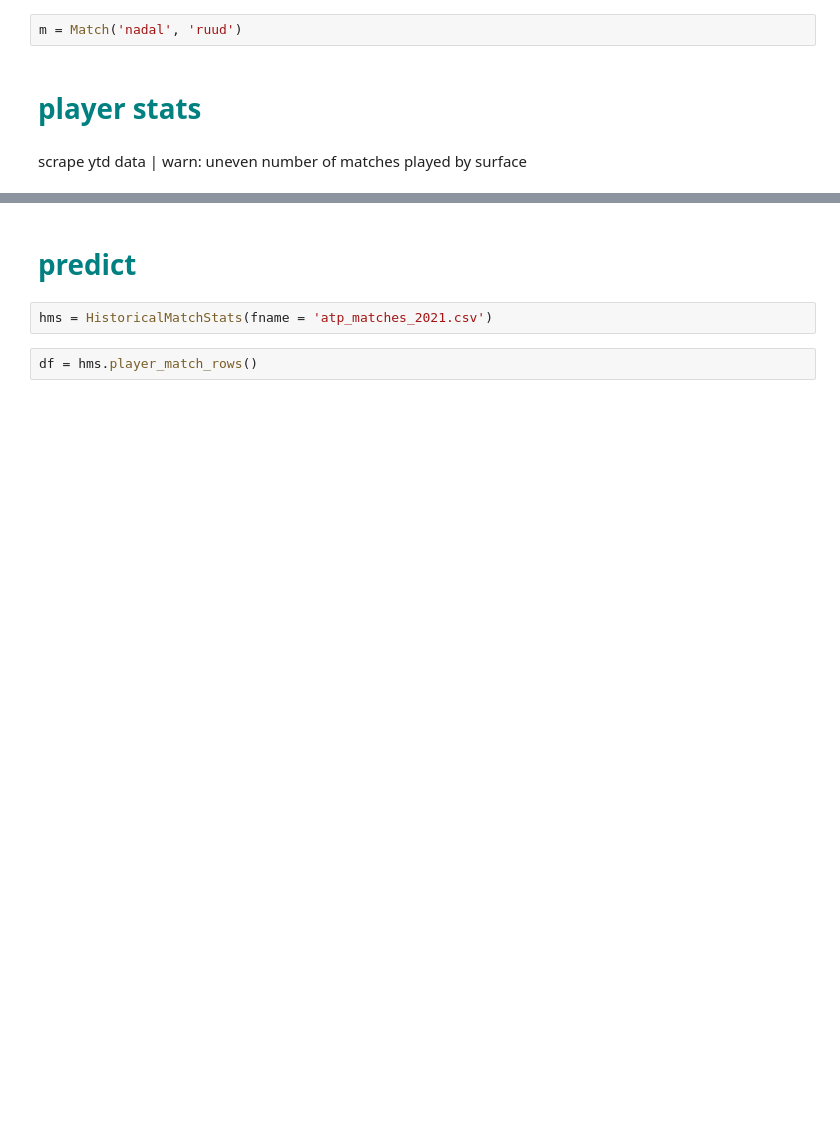
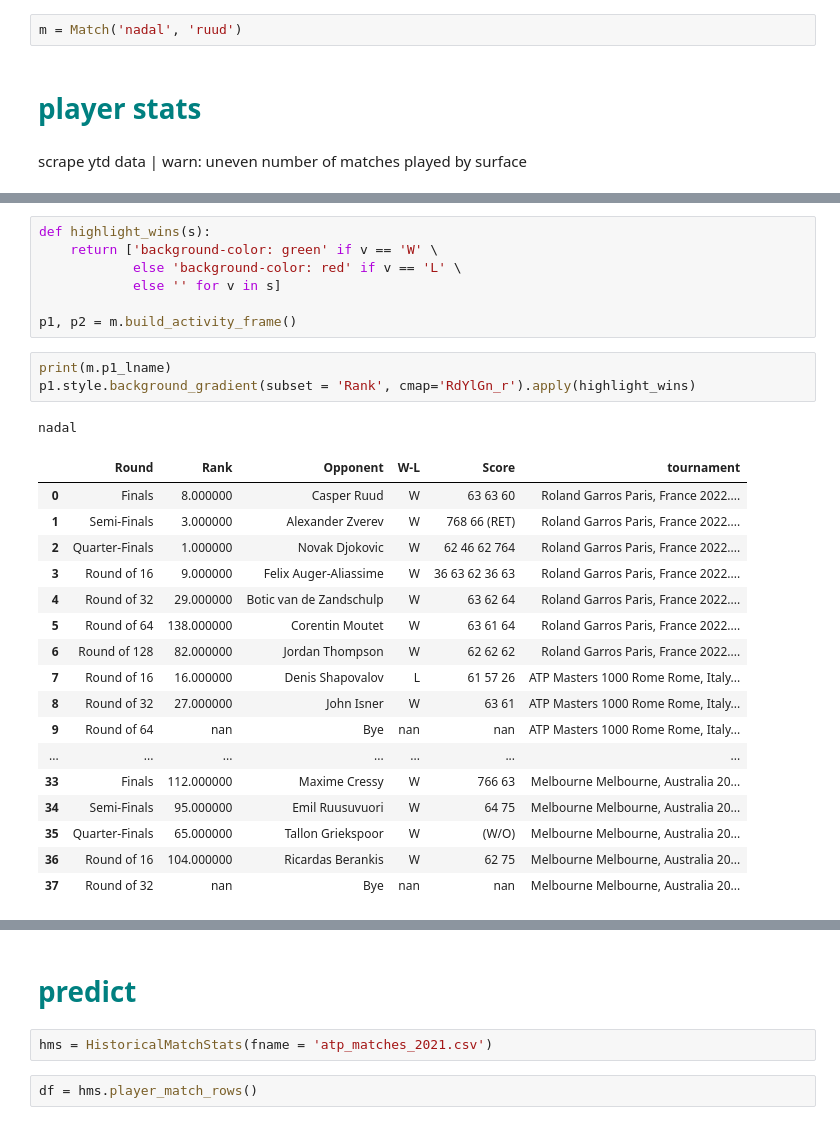
Before and after one commit to sandsmichael/bet, a Jupyter notebook: tennis.ipynb, the cells around one changed output, grey strips where cells are left out. Drawn from its saved outputs; the diff is of its cells as text; blank space fills up the shorter version.

```diff
--- a/tennis.ipynb
+++ b/tennis.ipynb
@@ -75,0 +102,29 @@ m.build_activity_frame()
+# %%
+def highlight_wins(s):
+    return ['background-color: green' if v == 'W' \
+            else 'background-color: red' if v == 'L' \
+            else '' for v in s]
+
+p1, p2 = m.build_activity_frame()
+# %%
+print(m.p1_lname)
+p1.style.background_gradient(subset = 'Rank', cmap='RdYlGn_r').apply(highlight_wins)
+# %% [output]
+nadal
+|  | Round | Rank | Opponent | W-L | Score | tournament |
+| 0 | Finals | 8.000000 | Casper Ruud | W | 63 63 60 | Roland Garros Paris, France 2022.... |
+| 1 | Semi-Finals | 3.000000 | Alexander Zverev | W | 768 66 (RET) | Roland Garros Paris, France 2022.... |
+| 2 | Quarter-Finals | 1.000000 | Novak Djokovic | W | 62 46 62 764 | Roland Garros Paris, France 2022.... |
+| 3 | Round of 16 | 9.000000 | Felix Auger-Aliassime | W | 36 63 62 36 63 | Roland Garros Paris, France 2022.... |
+| 4 | Round of 32 | 29.000000 | Botic van de Zandschulp | W | 63 62 64 | Roland Garros Paris, France 2022.... |
+| 5 | Round of 64 | 138.000000 | Corentin Moutet | W | 63 61 64 | Roland Garros Paris, France 2022.... |
+| 6 | Round of 128 | 82.000000 | Jordan Thompson | W | 62 62 62 | Roland Garros Paris, France 2022.... |
+| 7 | Round of 16 | 16.000000 | Denis Shapovalov | L | 61 57 26 | ATP Masters 1000 Rome Rome, Italy... |
+| 8 | Round of 32 | 27.000000 | John Isner | W | 63 61 | ATP Masters 1000 Rome Rome, Italy... |
+| 9 | Round of 64 | nan | Bye | nan | nan | ATP Masters 1000 Rome Rome, Italy... |
+| ... | ... | ... | ... | ... | ... | ... |
+| 33 | Finals | 112.000000 | Maxime Cressy | W | 766 63 | Melbourne Melbourne, Australia 20... |
+| 34 | Semi-Finals | 95.000000 | Emil Ruusuvuori | W | 64 75 | Melbourne Melbourne, Australia 20... |
+| 35 | Quarter-Finals | 65.000000 | Tallon Griekspoor | W | (W/O) | Melbourne Melbourne, Australia 20... |
+| 36 | Round of 16 | 104.000000 | Ricardas Berankis | W | 62 75 | Melbourne Melbourne, Australia 20... |
+| 37 | Round of 32 | nan | Bye | nan | nan | Melbourne Melbourne, Australia 20... |
```
Also changed, not shown: parts of 18 cells of this notebook, 4 other files.
